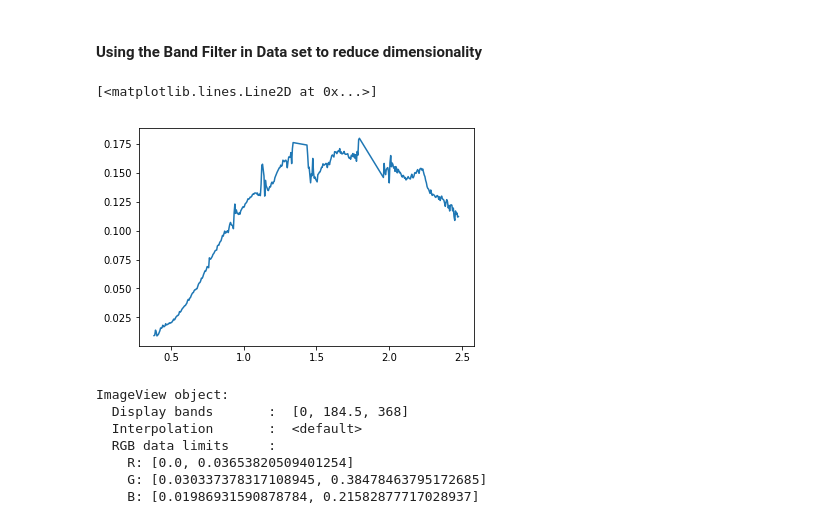
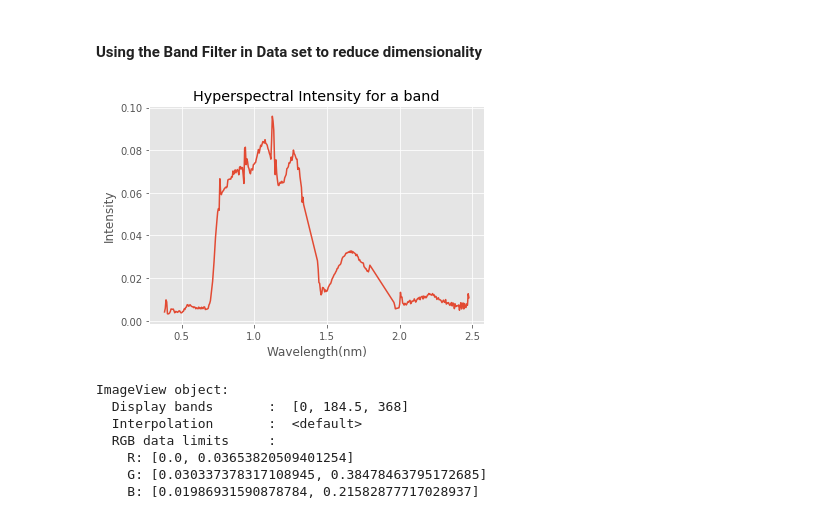
Before and after one commit to rachit-ranjan16/CrownSeg, a Jupyter notebook: Clustering and Segmentation.ipynb, the cells around one changed output. Cells and saved outputs as stored; diff of their text form; code cells hidden in the pictures.

```diff
--- a/Clustering and Segmentation.ipynb
+++ b/Clustering and Segmentation.ipynb
@@ -50,6 +55,6 @@ def plot_hyper_bands(im, pixel_x, pixel_y, wavelengths):
 # %% [markdown]
 #### Hyperspectral Image Bands without any processing
 # %%
-hyper_image = loadmat(HYPER_FOLDER_PATH + hyper_files[3])['image']
+hyper_image = loadmat(HYPER_FOLDER_PATH + hyper_files[4])['image']
 plot_hyper_bands(hyper_image, pixel_x=40, pixel_y=25, wavelengths=wavelengths)
 # %% [output]
@@ -78,13 +83,19 @@ def process_hyper_images():
 # %%
 # wavelengths = hyper_bands['Band_nanometers']
 noise_flags = hyper_bands['Noise_flag']
 another = hyper_image[40][25]
 trimmed = trim_bands(another, list(noise_flags))
 trim_wavelengths = trim_bands(wavelengths, list(noise_flags))
-plt.plot(trim_wavelengths,trimmed)
+plt.style.use('ggplot')
+f, ax = plt.subplots(1,1)
+ax.set_xlabel('Wavelength(nm)')
+ax.set_ylabel('Intensity')
+ax.plot(trim_wavelengths, trimmed)
+ax.set_title('Hyperspectral Intensity for a band')
+f.savefig('AfterNoiseReduction.png')
+plt.show()
 # %% [output]
-[<matplotlib.lines.Line2D at 0x...>]
-[figure, old version]
+[figure, new version]
 # %%
 out_image = purge_noisy_bands(hyper_image, noise_flags)
 # %%
```
Also changed, not shown: parts of 7 cells of this notebook, 1 other file.
